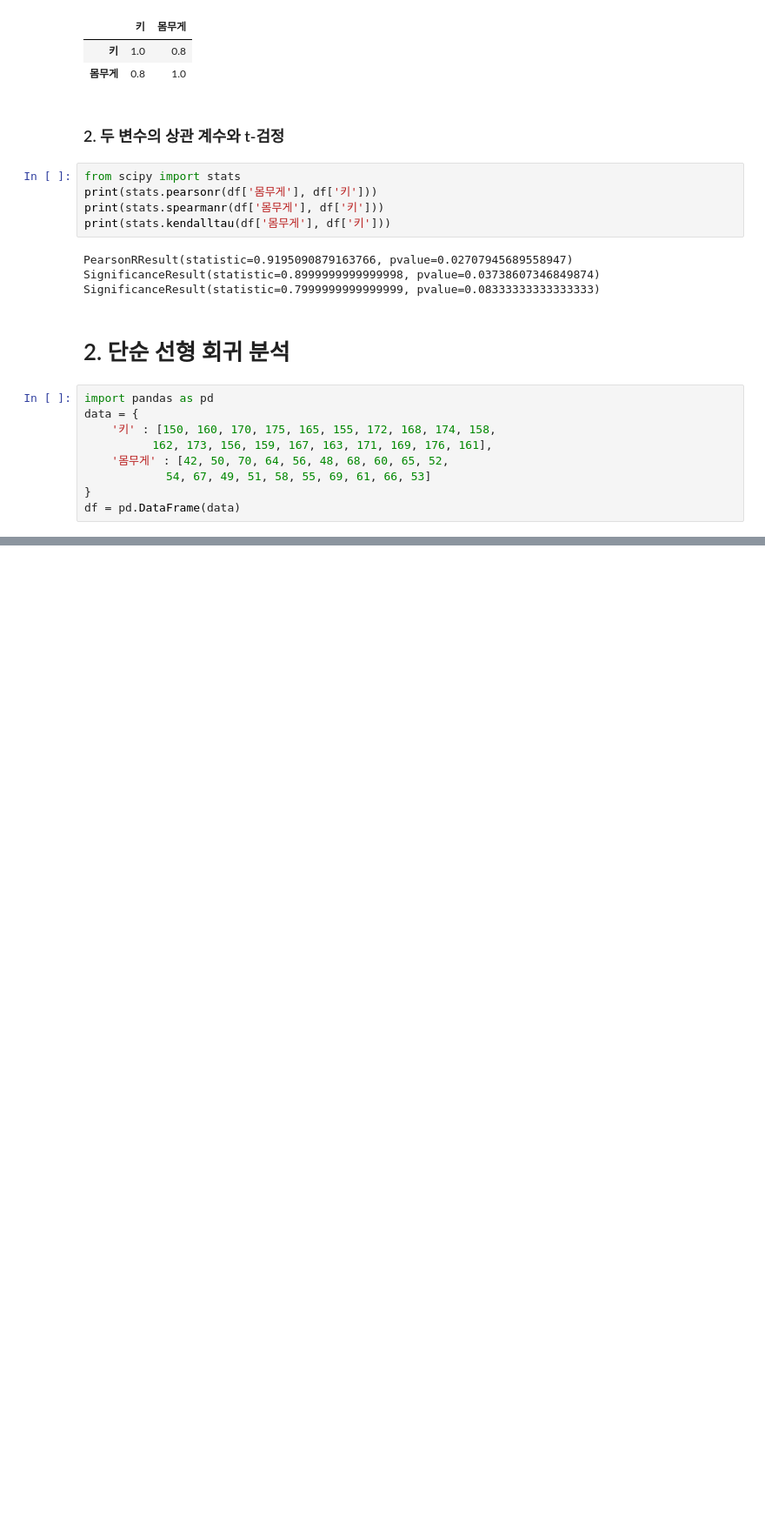
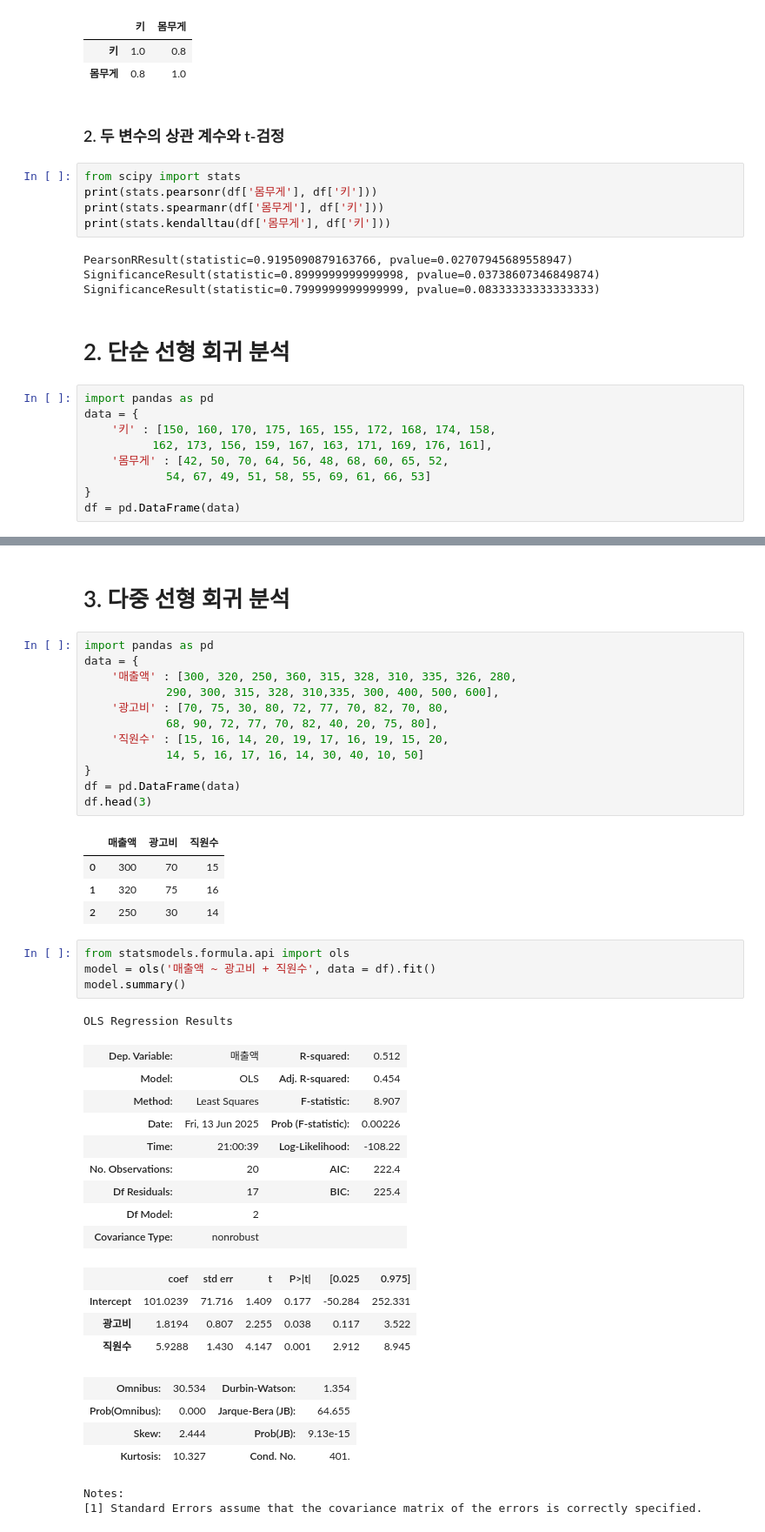
Before and after one commit to arsriu/Big_data_certificate, a Jupyter notebook: Part.3/Ch4/bigdata_analyst_Study(Ch4.) - Section.ipynb, the cells around one changed output, grey strips where cells are left out. Shown: that part at 87% size. Drawn from its saved outputs; the diff is of its cells as text; blank space fills up the shorter version.

```diff
--- a/Part.3/Ch4/bigdata_analyst_Study(Ch4.) - Section.ipynb
+++ b/Part.3/Ch4/bigdata_analyst_Study(Ch4.) - Section.ipynb
@@ -87,0 +143,44 @@ Notes:
+# %% [markdown]
+# 3. 다중 선형 회귀 분석
+# %%
+import pandas as pd
+data = {
+    '매출액' : [300, 320, 250, 360, 315, 328, 310, 335, 326, 280,
+            290, 300, 315, 328, 310,335, 300, 400, 500, 600],
+    '광고비' : [70, 75, 30, 80, 72, 77, 70, 82, 70, 80,
+            68, 90, 72, 77, 70, 82, 40, 20, 75, 80],
+    '직원수' : [15, 16, 14, 20, 19, 17, 16, 19, 15, 20,
+            14, 5, 16, 17, 16, 14, 30, 40, 10, 50]
+}
+df = pd.DataFrame(data)
+df.head(3)
+# %% [output]
+|  | 매출액 | 광고비 | 직원수 |
+| 0 | 300 | 70 | 15 |
+| 1 | 320 | 75 | 16 |
+| 2 | 250 | 30 | 14 |
+# %%
+from statsmodels.formula.api import ols
+model = ols('매출액 ~ 광고비 + 직원수', data = df).fit()
+model.summary()
+# %% [output]
+OLS Regression Results
+| Dep. Variable: | 매출액 | R-squared: | 0.512 |
+| Model: | OLS | Adj. R-squared: | 0.454 |
+| Method: | Least Squares | F-statistic: | 8.907 |
+| Date: | Fri, 13 Jun 2025 | Prob (F-statistic): | 0.00226 |
+| Time: | 21:00:39 | Log-Likelihood: | -108.22 |
+| No. Observations: | 20 | AIC: | 222.4 |
+| Df Residuals: | 17 | BIC: | 225.4 |
+| Df Model: | 2 |  |  |
+| Covariance Type: | nonrobust |  |  |
+|  | coef | std err | t | P>|t| | [0.025 | 0.975] |
+| Intercept | 101.0239 | 71.716 | 1.409 | 0.177 | -50.284 | 252.331 |
+| 광고비 | 1.8194 | 0.807 | 2.255 | 0.038 | 0.117 | 3.522 |
+| 직원수 | 5.9288 | 1.430 | 4.147 | 0.001 | 2.912 | 8.945 |
+| Omnibus: | 30.534 | Durbin-Watson: | 1.354 |
+| Prob(Omnibus): | 0.000 | Jarque-Bera (JB): | 64.655 |
+| Skew: | 2.444 | Prob(JB): | 9.13e-15 |
+| Kurtosis: | 10.327 | Cond. No. | 401. |
+Notes:
+[1] Standard Errors assume that the covariance matrix of the errors is correctly specified.
```
Also changed, not shown: parts of 23 cells of this notebook, 2 other files.
